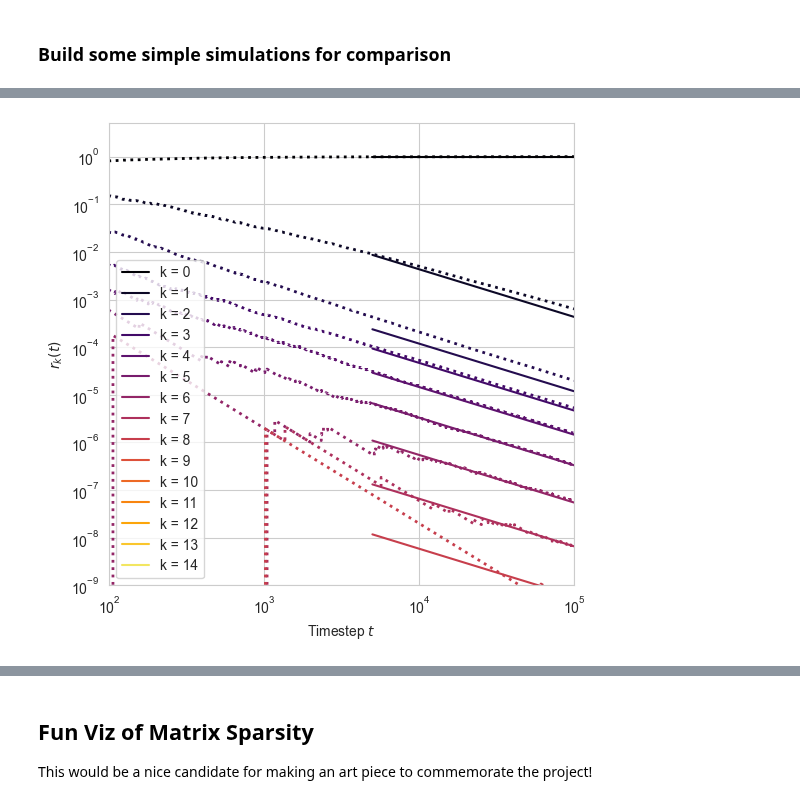
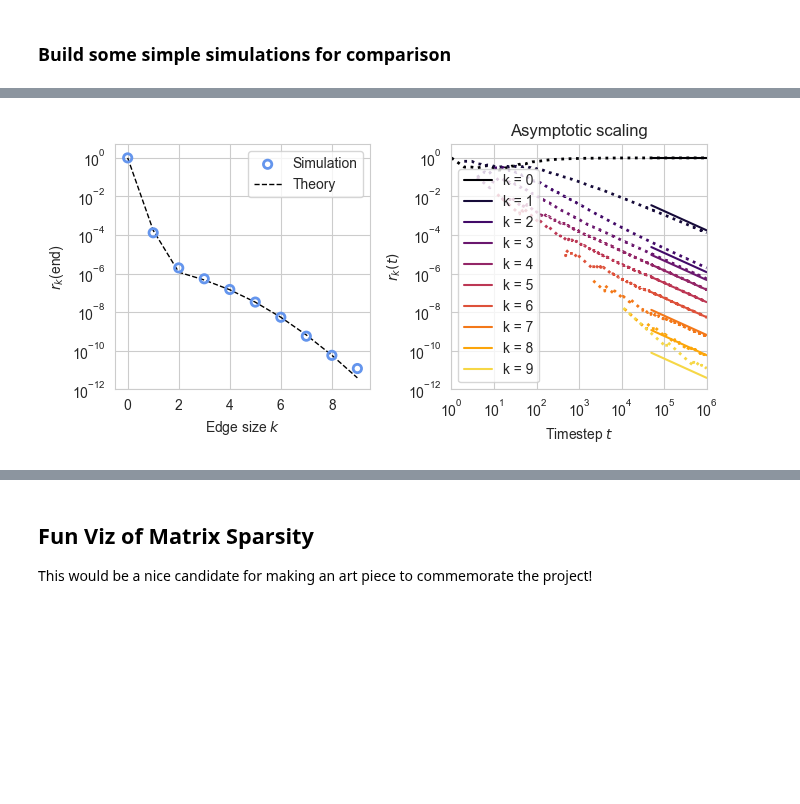
Before and after one commit to hexie1995/HyperGraph, a Jupyter notebook: code/analytic-intersections.ipynb, the cells around one changed output, grey strips where cells are left out. Saved outputs shown, nothing was run; the diff lists cells and outputs as text; code cells hidden in the pictures; blank space fills up the shorter version.

Commit message:
I think we are good!?!!

```diff
--- a/code/analytic-intersections.ipynb
+++ b/code/analytic-intersections.ipynb
@@ -29,14 +26,14 @@ pars = {
     "gamma" : np.zeros(k_max)
 }
 
-pars["beta"][0:3] = 1/3
-pars["gamma"][0:4] = 1/4
+pars["beta"][0:4] = 1/4
+pars["gamma"][0:3] = 1/3
 
 eta, beta, gamma = pars["eta"], pars["beta"], pars["gamma"]
 # %% [markdown]
 ### Build some simple simulations for comparison
 # %%
-timesteps = int(1e5)
+timesteps = int(1e6)
 H = hg.GrowingHypergraph()
 H.add_edge((0, 1))
 H.add_edge((2, 3))
@@ -105,11 +102,3 @@ def approximation(k_max, pars):
     return M, T
 # %%
 r, R = intersection_profile(H)
-# %%
-fig, ax = plt.subplots(1, 1)
-# R = R / R.sum(axis = 1)[:, None]
-for k in range(k_max):
-    ax.plot(R[:, k], label = f"k = {k}", linestyle = "--")
-
-ax.loglog()
-ax.legend()
@@ -141,33 +113,83 @@ q = theory_prop
 # %%
+from mpl_toolkits.axes_grid1 import make_axes_locatable
+
+
+# figure for paper: four panels, one showing slope, one showing actual expected intersection sizes in graph, one showing theory, and one showing relative errors.
+
+# this is pretty good but we need to do some work with the legends and colorbars.
+
+theory_prop    = T.sum(axis = (0,1))
+theory_prop    = theory_prop / theory_prop[0]
+# theory_prop[1:] = theory_prop[1:] / timesteps
+# T = T / T[:,:,0].sum()
+
+q = theory_prop
+
+k_min = 0
+show_k_up_to = 10
 import matplotlib.cm as cm
 cmap = cm.inferno
 
-k_min = 0
-show_k_up_to = 15
+fig, axarr = plt.subplots(1, 2, figsize = (7, 3.5))
 
-fig, ax = plt.subplots(1, 1, figsize = (6, 6))
-R = R / R.sum(axis = 1)[:, None]
+# fig, axarr = plt.subplots(1, 4, figsize = (15, 4))
+
+
+
+
+
+# 1. plot slopes
+ax = axarr.ravel()[1]
+R_ = R / R.sum(axis = 1)[:, None]
+R_[R_ == 0] = np.nan
+
 for k in range(k_min, show_k_up_to):
-    ax.plot(R[:, k], linestyle = ":", color = cmap(k/show_k_up_to), linewidth = 2)
-    # ax.scatter(np.arange(timesteps // update_every)*(update_every), R[:, k],  color = cmap(k/show_k_up_to), facecolors = "none", s = 1)
+    try:
+        ax.plot(R_[    :, k], linestyle = ":", color = cmap(k/show_k_up_to), linewidth = 2)
+    except:
+        pass
 
-# T = T / T[:,:,0].sum()
-# q = T.sum(axis = (0, 1))
-# q = q / q.sum()
-# np.log(q)
-
-m_ = np.arange(50, 1000)*100 + 1
+m_ = np.arange(50, 1000)*1000 + 1
 
 for k in range(k_min, show_k_up_to):
     if k == 0:
         ax.plot(q[k]*m_, np.ones_like(m_), label = f"k = {k}", color = cmap(k/show_k_up_to))
     else:
         ax.plot(m_, q[k]*1/m_, label = f"k = {k}", color = cmap(k/show_k_up_to))
 
 ax.loglog()
-plt.legend()
-ax.set(xlim = (100, timesteps), ylim = (1e-9, 5), xlabel = r"Timestep $t$", ylabel = r"$r_{k}(t)$")
 
-plt.savefig("figures/intersection-asymptotics.png", dpi = 300, bbox_inches = "tight")
+
+ax.legend(frameon=True)
+
+ax.set(xlim = (1, timesteps), ylim = (1e-12, 5), xlabel = r"Timestep $t$", ylabel = r"$r_{k}(t)$", title = "Asymptotic scaling")
+
+
+T_empirical = np.array([[[r[(i, j, k)] for k in range(k_max)] for j in range(k_max)] for i in range(k_max)])
+T_empirical = T_empirical / T_empirical.sum()
+
+
+empirical_prop = T_empirical.sum(axis = (0, 1)) / T_empirical.sum()
+theory_prop    = T.sum(axis = (0,1))
+theory_prop    = theory_prop / theory_prop[0]
+theory_prop[1:] = theory_prop[1:] / timesteps
+ix = empirical_prop > 0
+
+
+ax = axarr.ravel()[0]
+ax.scatter(np.array(range(k_max))[np.where(ix)], empirical_prop[ix], label = "Simulation", edgecolors="cornflowerblue", facecolor = "none", zorder = 10, linewidth=2)
+ax.plot(np.array(range(k_max))[np.where(ix)], theory_prop[ix], label = "Theory", color = "black", linewidth = 1, linestyle = "dashed")
+ax.legend()
+
+ax.semilogy()
+ax.set(ylim = (1e-12, 5), xlim = (-0.5, 9.5))
+# ax.xlim(-0.1, 10.5)
+ax.set(xlabel = r"Edge size $k$", ylabel = r"$r_k$(end)")
+
+# this plot needs a separate colorbar
+
+plt.tight_layout()
+
+plt.savefig("../fig/intersection-asymptotics-2-panel.png", dpi = 300, bbox_inches = "tight")
 # %% [output]
-[figure, old version]
+[figure, new version]
```
Also changed, not shown: parts of 16 cells of this notebook, 3 other files.
